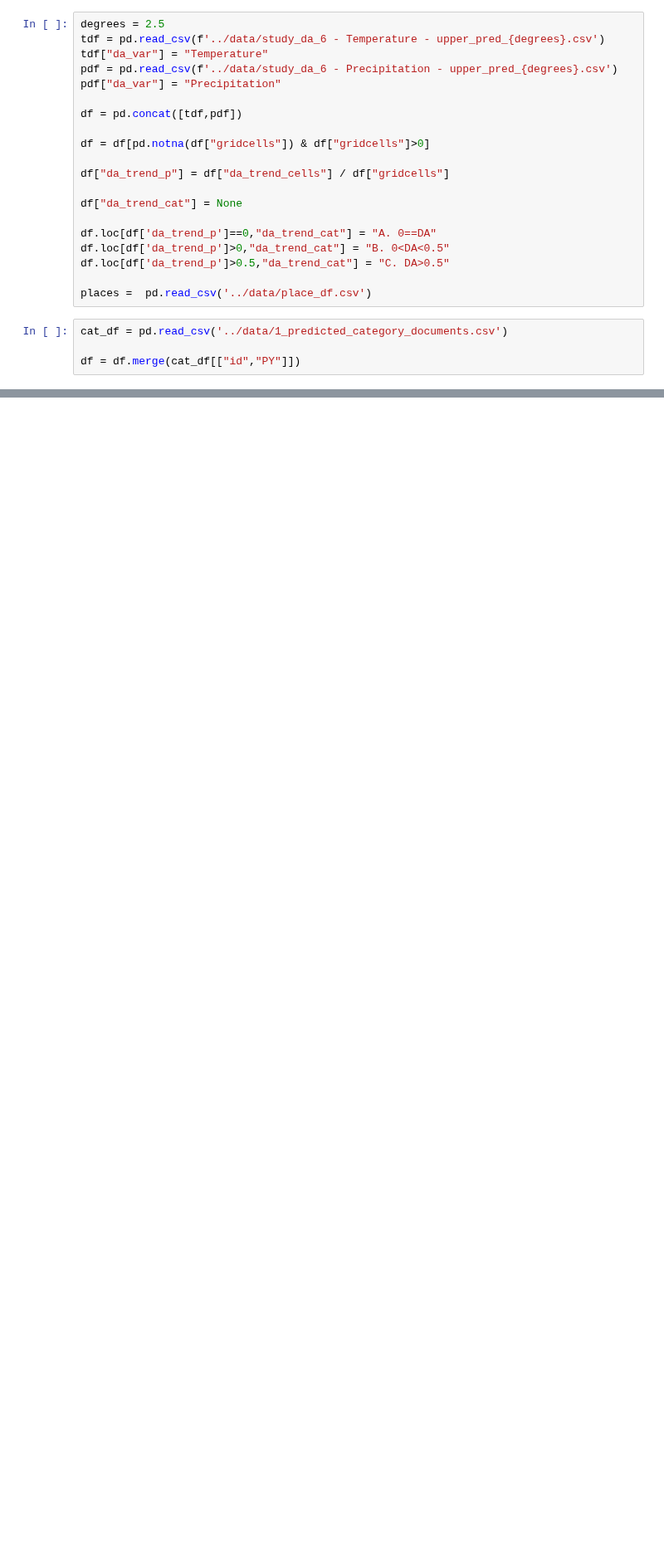
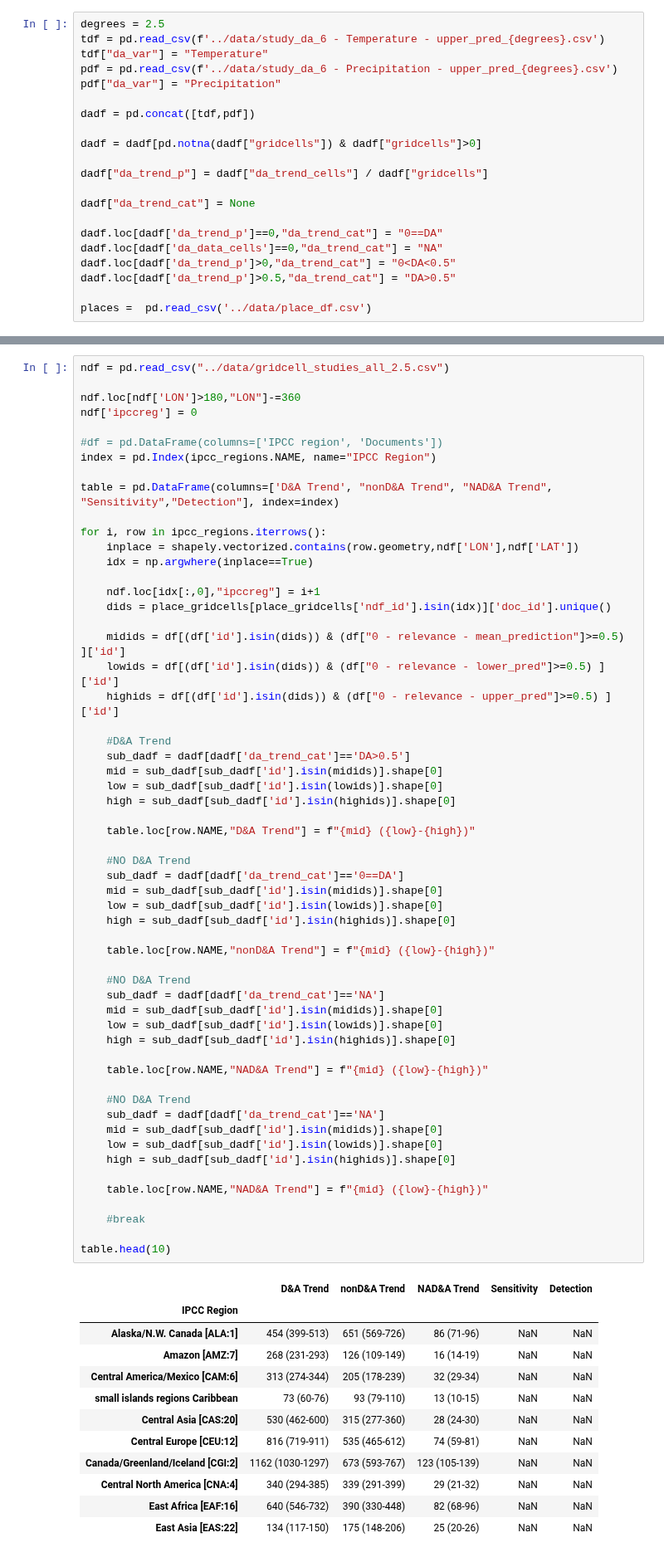
Before and after one commit to mcallaghan/regional-impacts-map, a Jupyter notebook: analysis/4g_table.ipynb, the cells around one changed output, grey strips where cells are left out. Shown at 83% size. Cells and saved outputs as stored; diff of their text form; blank space fills up the shorter version.

```diff
--- a/analysis/4g_table.ipynb
+++ b/analysis/4g_table.ipynb
@@ -19,20 +39,17 @@ tdf["da_var"] = "Temperature"
 pdf = pd.read_csv(f'../data/study_da_6 - Precipitation - upper_pred_{degrees}.csv')
 pdf["da_var"] = "Precipitation"
 
-df = pd.concat([tdf,pdf])
+dadf = pd.concat([tdf,pdf])
 
-df = df[pd.notna(df["gridcells"]) & df["gridcells"]>0]
+dadf = dadf[pd.notna(dadf["gridcells"]) & dadf["gridcells"]>0]
 
-df["da_trend_p"] = df["da_trend_cells"] / df["gridcells"]
+dadf["da_trend_p"] = dadf["da_trend_cells"] / dadf["gridcells"]
 
-df["da_trend_cat"] = None
+dadf["da_trend_cat"] = None
 
-df.loc[df['da_trend_p']==0,"da_trend_cat"] = "A. 0==DA"
-df.loc[df['da_trend_p']>0,"da_trend_cat"] = "B. 0<DA<0.5"
-df.loc[df['da_trend_p']>0.5,"da_trend_cat"] = "C. DA>0.5"
+dadf.loc[dadf['da_trend_p']==0,"da_trend_cat"] = "0==DA"
+dadf.loc[dadf['da_data_cells']==0,"da_trend_cat"] = "NA"
+dadf.loc[dadf['da_trend_p']>0,"da_trend_cat"] = "0<DA<0.5"
+dadf.loc[dadf['da_trend_p']>0.5,"da_trend_cat"] = "DA>0.5"
 
 places =  pd.read_csv('../data/place_df.csv')
-# %%
-cat_df = pd.read_csv('../data/1_predicted_category_documents.csv')
-
-df = df.merge(cat_df[["id","PY"]])
@@ -38,0 +193,70 @@ df = df.merge(cat_df[["id","PY"]])
+# %%
+ndf = pd.read_csv("../data/gridcell_studies_all_2.5.csv")
+
+ndf.loc[ndf['LON']>180,"LON"]-=360
+ndf['ipccreg'] = 0
+
+#df = pd.DataFrame(columns=['IPCC region', 'Documents'])
+index = pd.Index(ipcc_regions.NAME, name="IPCC Region")
+
+table = pd.DataFrame(columns=['D&A Trend', "nonD&A Trend", "NAD&A Trend", "Sensitivity","Detection"], index=index)
+
+for i, row in ipcc_regions.iterrows():
+    inplace = shapely.vectorized.contains(row.geometry,ndf['LON'],ndf['LAT'])
+    idx = np.argwhere(inplace==True)
+
+    ndf.loc[idx[:,0],"ipccreg"] = i+1
+    dids = place_gridcells[place_gridcells['ndf_id'].isin(idx)]['doc_id'].unique()
+
+    midids = df[(df['id'].isin(dids)) & (df["0 - relevance - mean_prediction"]>=0.5) ]['id']
+    lowids = df[(df['id'].isin(dids)) & (df["0 - relevance - lower_pred"]>=0.5) ]['id']
+    highids = df[(df['id'].isin(dids)) & (df["0 - relevance - upper_pred"]>=0.5) ]['id']
+
+    #D&A Trend
+    sub_dadf = dadf[dadf['da_trend_cat']=='DA>0.5']
+    mid = sub_dadf[sub_dadf['id'].isin(midids)].shape[0]
+    low = sub_dadf[sub_dadf['id'].isin(lowids)].shape[0]
+    high = sub_dadf[sub_dadf['id'].isin(highids)].shape[0]
+
+    table.loc[row.NAME,"D&A Trend"] = f"{mid} ({low}-{high})"
+
+    #NO D&A Trend
+    sub_dadf = dadf[dadf['da_trend_cat']=='0==DA']
+    mid = sub_dadf[sub_dadf['id'].isin(midids)].shape[0]
+    low = sub_dadf[sub_dadf['id'].isin(lowids)].shape[0]
+    high = sub_dadf[sub_dadf['id'].isin(highids)].shape[0]
+
+    table.loc[row.NAME,"nonD&A Trend"] = f"{mid} ({low}-{high})"
+
+    #NO D&A Trend
+    sub_dadf = dadf[dadf['da_trend_cat']=='NA']
+    mid = sub_dadf[sub_dadf['id'].isin(midids)].shape[0]
+    low = sub_dadf[sub_dadf['id'].isin(lowids)].shape[0]
+    high = sub_dadf[sub_dadf['id'].isin(highids)].shape[0]
+
+    table.loc[row.NAME,"NAD&A Trend"] = f"{mid} ({low}-{high})"
+
+    #NO D&A Trend
+    sub_dadf = dadf[dadf['da_trend_cat']=='NA']
+    mid = sub_dadf[sub_dadf['id'].isin(midids)].shape[0]
+    low = sub_dadf[sub_dadf['id'].isin(lowids)].shape[0]
+    high = sub_dadf[sub_dadf['id'].isin(highids)].shape[0]
+
+    table.loc[row.NAME,"NAD&A Trend"] = f"{mid} ({low}-{high})"
+
+    #break
+
+table.head(10)
+# %% [output]
+|  | D&A Trend | nonD&A Trend | NAD&A Trend | Sensitivity | Detection |
+| IPCC Region |  |  |  |  |  |
+| Alaska/N.W. Canada [ALA:1] | 454 (399-513) | 651 (569-726) | 86 (71-96) | NaN | NaN |
+| Amazon [AMZ:7] | 268 (231-293) | 126 (109-149) | 16 (14-19) | NaN | NaN |
+| Central America/Mexico [CAM:6] | 313 (274-344) | 205 (178-239) | 32 (29-34) | NaN | NaN |
+| small islands regions Caribbean | 73 (60-76) | 93 (79-110) | 13 (10-15) | NaN | NaN |
+| Central Asia [CAS:20] | 530 (462-600) | 315 (277-360) | 28 (24-30) | NaN | NaN |
+| Central Europe [CEU:12] | 816 (719-911) | 535 (465-612) | 74 (59-81) | NaN | NaN |
+| Canada/Greenland/Iceland [CGI:2] | 1162 (1030-1297) | 673 (593-767) | 123 (105-139) | NaN | NaN |
+| Central North America [CNA:4] | 340 (294-385) | 339 (291-399) | 29 (21-32) | NaN | NaN |
+| East Africa [EAF:16] | 640 (546-732) | 390 (330-448) | 82 (68-96) | NaN | NaN |
+| East Asia [EAS:22] | 134 (117-150) | 175 (148-206) | 25 (20-26) | NaN | NaN |
```
Also changed, not shown: parts of 12 cells of this notebook, 14 other files.
